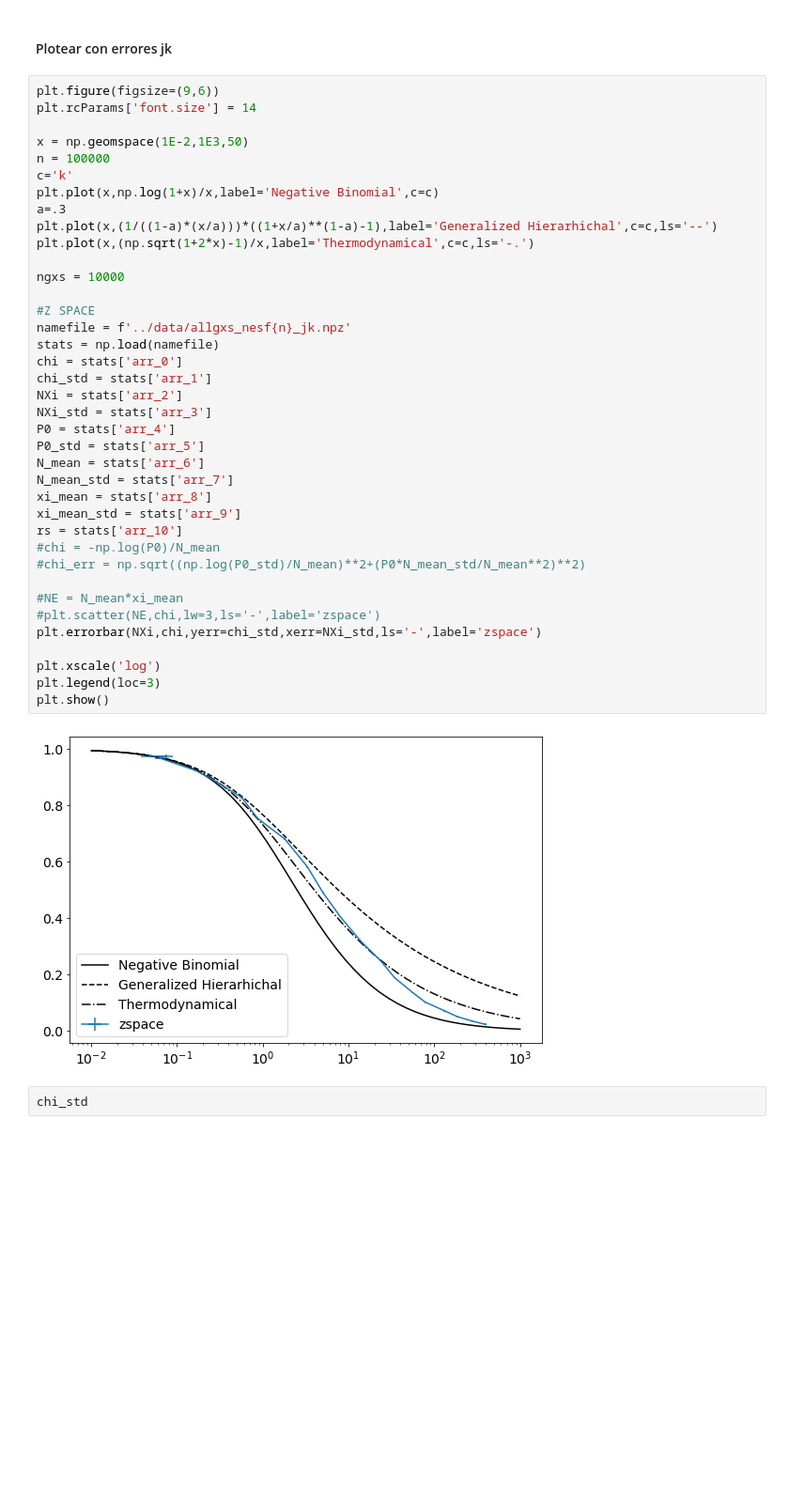
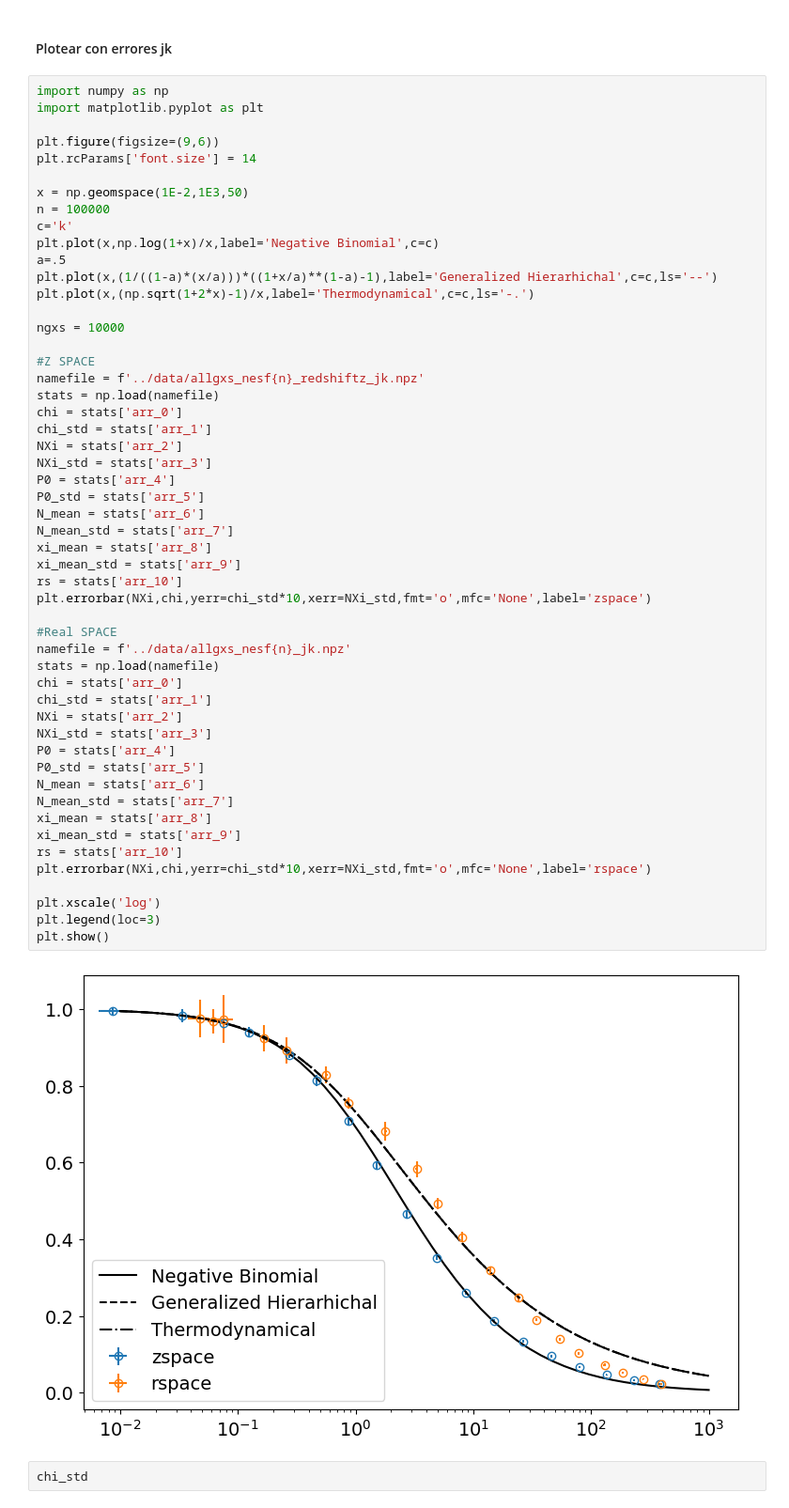
Before and after one commit to FedeDavilaKurban/VPF, a Jupyter notebook: plots.ipynb, the cells around one changed output. Shown at 94% size. Drawn from its saved outputs; the diff is of its cells as text; blank space fills up the shorter version.

```diff
--- a/plots.ipynb
+++ b/plots.ipynb
@@ -353,45 +334,59 @@ print(rs)
 # %% [markdown]
 #### Plotear con errores jk
 # %%
+import numpy as np
+import matplotlib.pyplot as plt
+
 plt.figure(figsize=(9,6))
 plt.rcParams['font.size'] = 14
 
 x = np.geomspace(1E-2,1E3,50)
 n = 100000
 c='k'
 plt.plot(x,np.log(1+x)/x,label='Negative Binomial',c=c)
-a=.3
+a=.5
 plt.plot(x,(1/((1-a)*(x/a)))*((1+x/a)**(1-a)-1),label='Generalized Hierarhichal',c=c,ls='--')
 plt.plot(x,(np.sqrt(1+2*x)-1)/x,label='Thermodynamical',c=c,ls='-.')
 
 ngxs = 10000
 
 #Z SPACE
+namefile = f'../data/allgxs_nesf{n}_redshiftz_jk.npz'
+stats = np.load(namefile)
+chi = stats['arr_0']
+chi_std = stats['arr_1']
+NXi = stats['arr_2']
+NXi_std = stats['arr_3']
+P0 = stats['arr_4']
+P0_std = stats['arr_5']
+N_mean = stats['arr_6']
+N_mean_std = stats['arr_7']
+xi_mean = stats['arr_8']
+xi_mean_std = stats['arr_9']
+rs = stats['arr_10']
+plt.errorbar(NXi,chi,yerr=chi_std*10,xerr=NXi_std,fmt='o',mfc='None',label='zspace')
+
+#Real SPACE
 namefile = f'../data/allgxs_nesf{n}_jk.npz'
 stats = np.load(namefile)
 chi = stats['arr_0']
 chi_std = stats['arr_1']
 NXi = stats['arr_2']
 NXi_std = stats['arr_3']
 P0 = stats['arr_4']
 P0_std = stats['arr_5']
 N_mean = stats['arr_6']
 N_mean_std = stats['arr_7']
 xi_mean = stats['arr_8']
 xi_mean_std = stats['arr_9']
 rs = stats['arr_10']
-#chi = -np.log(P0)/N_mean
-#chi_err = np.sqrt((np.log(P0_std)/N_mean)**2+(P0*N_mean_std/N_mean**2)**2)
-
-#NE = N_mean*xi_mean
-#plt.scatter(NE,chi,lw=3,ls='-',label='zspace')
-plt.errorbar(NXi,chi,yerr=chi_std,xerr=NXi_std,ls='-',label='zspace')
+plt.errorbar(NXi,chi,yerr=chi_std*10,xerr=NXi_std,fmt='o',mfc='None',label='rspace')
 
 plt.xscale('log')
 plt.legend(loc=3)
 plt.show()
 # %% [output]
-[figure, old version]
+[figure, new version]
 # %%
 chi_std
 # %% [output]
```
Also changed, not shown: parts of 8 cells of this notebook, 2 other files.
